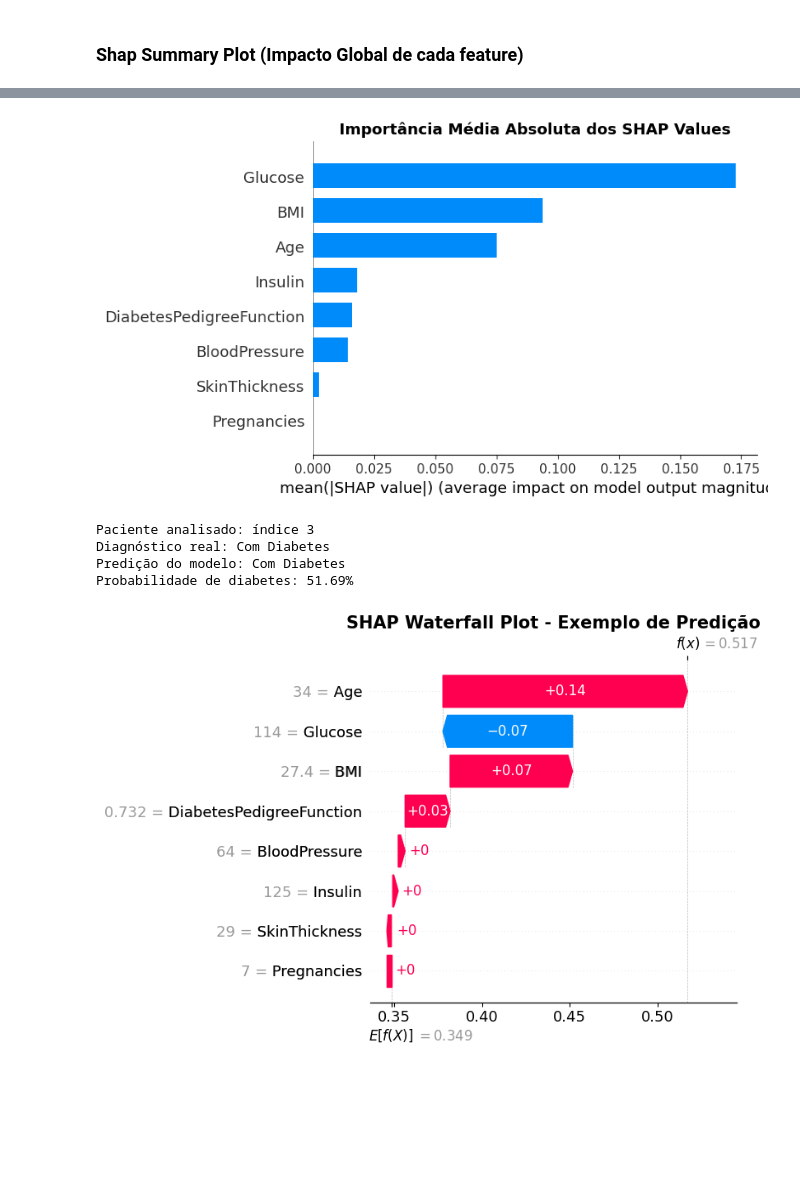
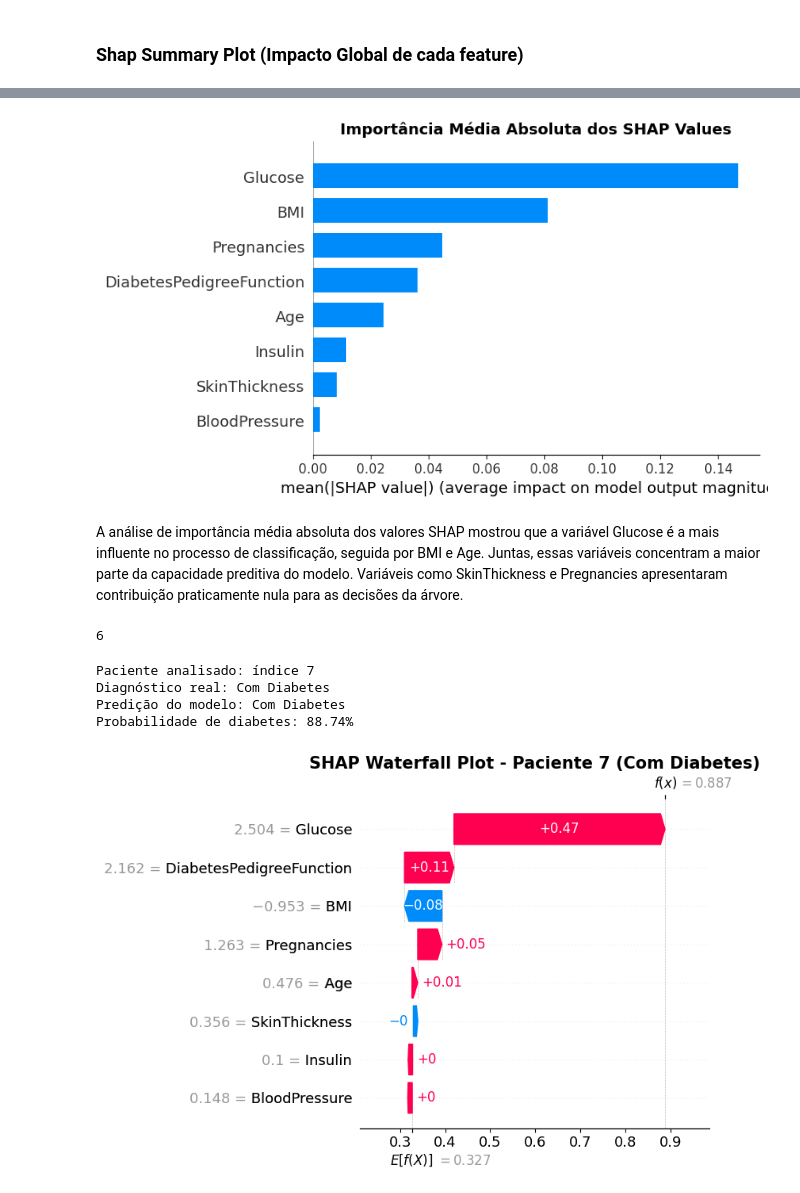
Before and after one commit to mparra137/FIAP_Fase1_TechChallenge, a Jupyter notebook: notebook/Diabetes_case_KnnImputer.ipynb, the cells around one changed output, grey strips where cells are left out. Drawn from its saved outputs; the diff is of its cells as text; code cells hidden in the pictures; blank space fills up the shorter version.

```diff
--- a/notebook/Diabetes_case_all_features.ipynb
+++ b/notebook/Diabetes_case_KnnImputer.ipynb
@@ -686,4 +689,4 @@ O melhor k encontrado foi 8, que representa a menor taxa de erro médio.
 # %%
-model_knn = KNeighborsClassifier(n_neighbors=8)
+model_knn = KNeighborsClassifier(n_neighbors=5)
 model_knn.fit(X_train_scaled, y_train)
 y_pred_knn = model_knn.predict(X_test_scaled)
@@ -692,5 +692,0 @@ y_pred_knn = model_knn.predict(X_test_scaled)
-# %%
-from sklearn.tree import DecisionTreeClassifier
-model_tree = DecisionTreeClassifier(max_depth=5, random_state=42)
-model_tree.fit(X_train, y_train)
-y_pred_tree = model_tree.predict(X_test)
@@ -696,0 +695,6 @@ y_pred_tree = model_tree.predict(X_test)
+# %%
+#SVM
+from sklearn.svm import SVC
+model_svm = SVC(kernel='linear', probability=True, random_state=42, class_weight='balanced')
+model_svm.fit(X_train_scaled, y_train)
+y_pred_svm = model_svm.predict(X_test_scaled)
@@ -797,9 +844,14 @@ para cada predição individual, com base na teoria dos jogos cooperativos.
 # %%
 import shap
 
-explainer = shap.TreeExplainer(model_tree)
-shap_values = explainer(X_test)
+X_train_scaled_df = pd.DataFrame(X_train_scaled, columns=X.columns)
+X_test_scaled_df = pd.DataFrame(X_test_scaled, columns=X.columns)
 
-print(f'SHAP values calculados para {X_test.shape[0]} amostras de teste')
+background_data = shap.sample(X_train_scaled_df, 100, random_state=42)
+explainer = shap.KernelExplainer(model_svm.predict_proba, background_data)
+shap_values = explainer.shap_values(X_test_scaled_df)
+
+print(f'SHAP values calculados para {X_test_scaled_df.shape[0]} amostras de teste')
+print(type(shap_values))
 # %% [output]
 SHAP values calculados para 154 amostras de teste
@@ -814,30 +869,46 @@ shap.plots.beeswarm(
 # %%
-shap.summary_plot(shap_values[:, :, 1], X_test, feature_names=X.columns, plot_type='bar', show=False)
+shap.summary_plot(shap_values[:, :, 1], X_test_scaled_df, feature_names=X.columns, plot_type='bar', show=False)
 plt.title('Importância Média Absoluta dos SHAP Values', fontsize=13, fontweight='bold')
 plt.tight_layout()
+plt.savefig('../Graficos/shap_summary_importance.png', dpi=150, bbox_inches='tight')
 plt.show()
 # %% [output]
-[figure, old version]
+[figure, new version]
+# %% [markdown]
+A análise de importância média absoluta dos valores SHAP mostrou que a variável Glucose é a mais influente no processo de classificação, seguida por BMI e Age. Juntas, essas variáveis concentram a maior parte da capacidade preditiva do modelo. Variáveis como SkinThickness e Pregnancies apresentaram contribuição praticamente nula para as decisões da árvore.
+# %%
+#X_test_scaled_df = pd.DataFrame(X_test_scaled, columns=X.columns)
+#X_test_scaled_df.head()
+idx_diabetico = np.where(y_test == 1)[0]  # Primeiro paciente diabético do conjunto de teste
+print(idx_diabetico[1])
+# %% [output]
+6
 # %%
 # Escolher um paciente com diabetes real (y_test == 1)
-idx_diabetico = np.where(y_test == 1)[0][0]  # Primeiro paciente diabético do conjunto de teste
+idx_diabetico = np.where(y_test == 1)[0][2]  # Primeiro paciente diabético do conjunto de teste
 
 print(f'Paciente analisado: índice {idx_diabetico}')
 print(f'Diagnóstico real: {"Com Diabetes" if y_test.iloc[idx_diabetico] == 1 else "Sem Diabetes"}')
-pred = model_tree.predict(X_test.iloc[[idx_diabetico]])[0]
+pred = model_knn.predict(X_test_scaled[[idx_diabetico]])[0]
 print(f'Predição do modelo: {"Com Diabetes" if pred == 1 else "Sem Diabetes"}')
-print(f'Probabilidade de diabetes: {model_tree.predict_proba(X_test.iloc[[idx_diabetico]])[0][1]:.2%}')
+print(f'Probabilidade de diabetes: {model_svm.predict_proba(X_test_scaled[[idx_diabetico]])[0][1]:.2%}')
 
-shap.plots.waterfall(shap_values[idx_diabetico, :, 1], max_display=10, show=False)
-plt.title('SHAP Waterfall Plot - Exemplo de Predição', fontsize=15, fontweight='bold')
+single_explanation = shap.Explanation(values=shap_values[idx_diabetico, :, 1],
+                                      base_values=explainer.expected_value[1],
+                                      data=X_test_scaled_df.iloc[idx_diabetico],
+                                      feature_names=X.columns)
+
+shap.plots.waterfall(single_explanation, max_display=10, show=False)
+plt.title(f'SHAP Waterfall Plot - Paciente {idx_diabetico} (Com Diabetes)', fontsize=15, fontweight='bold')
 plt.tight_layout()
+plt.savefig(f'../Graficos/shap_waterfall_paciente_{idx_diabetico}.png', dpi=150, bbox_inches='tight')
 plt.show()
 # %% [output]
-Paciente analisado: índice 3
+Paciente analisado: índice 7
 Diagnóstico real: Com Diabetes
 Predição do modelo: Com Diabetes
-Probabilidade de diabetes: 51.69%
+Probabilidade de diabetes: 88.74%
-[figure, old version]
+[figure, new version]
 # %%
 indice_original = y_test.index[idx_diabetico]
 print(f'Índice original do paciente no dataset: {indice_original}')
```
Also changed, not shown: parts of 33 cells of this notebook, 12 other files.
